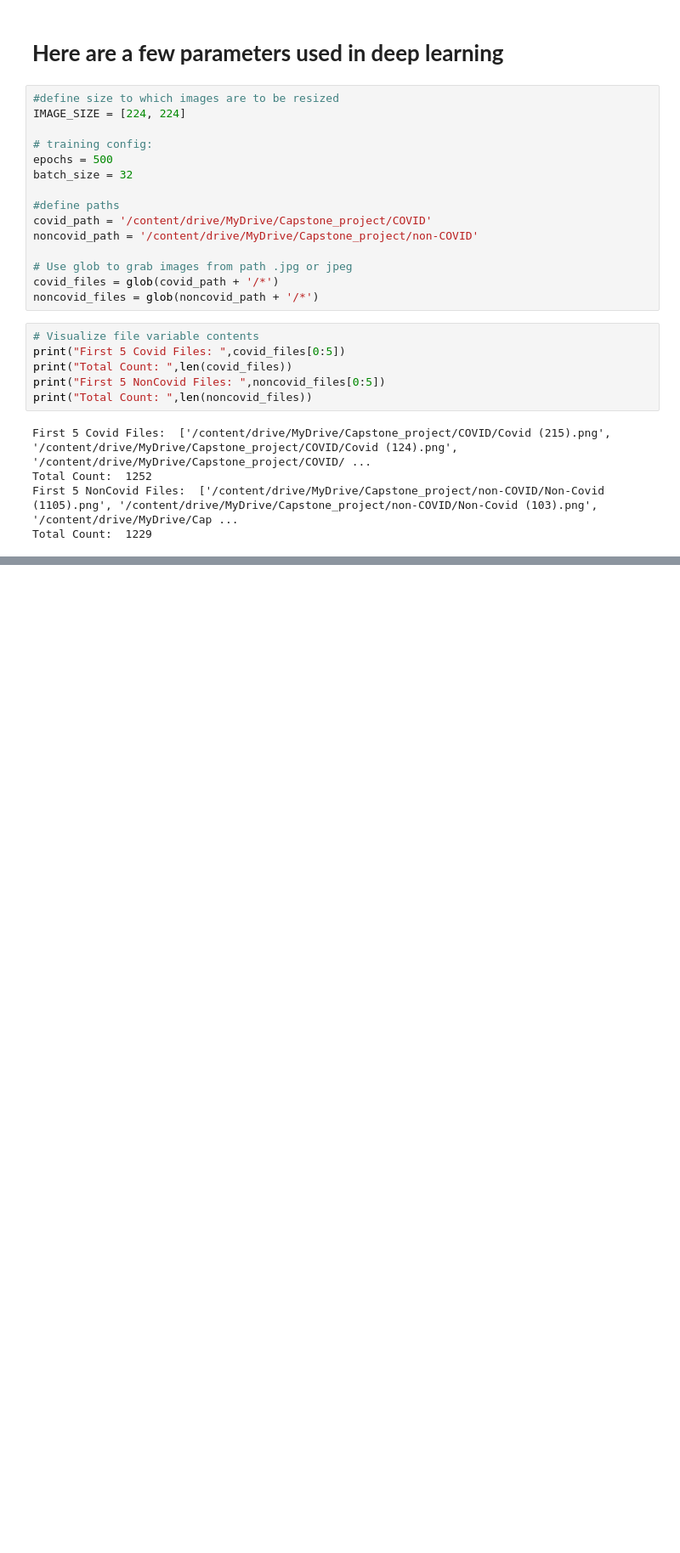
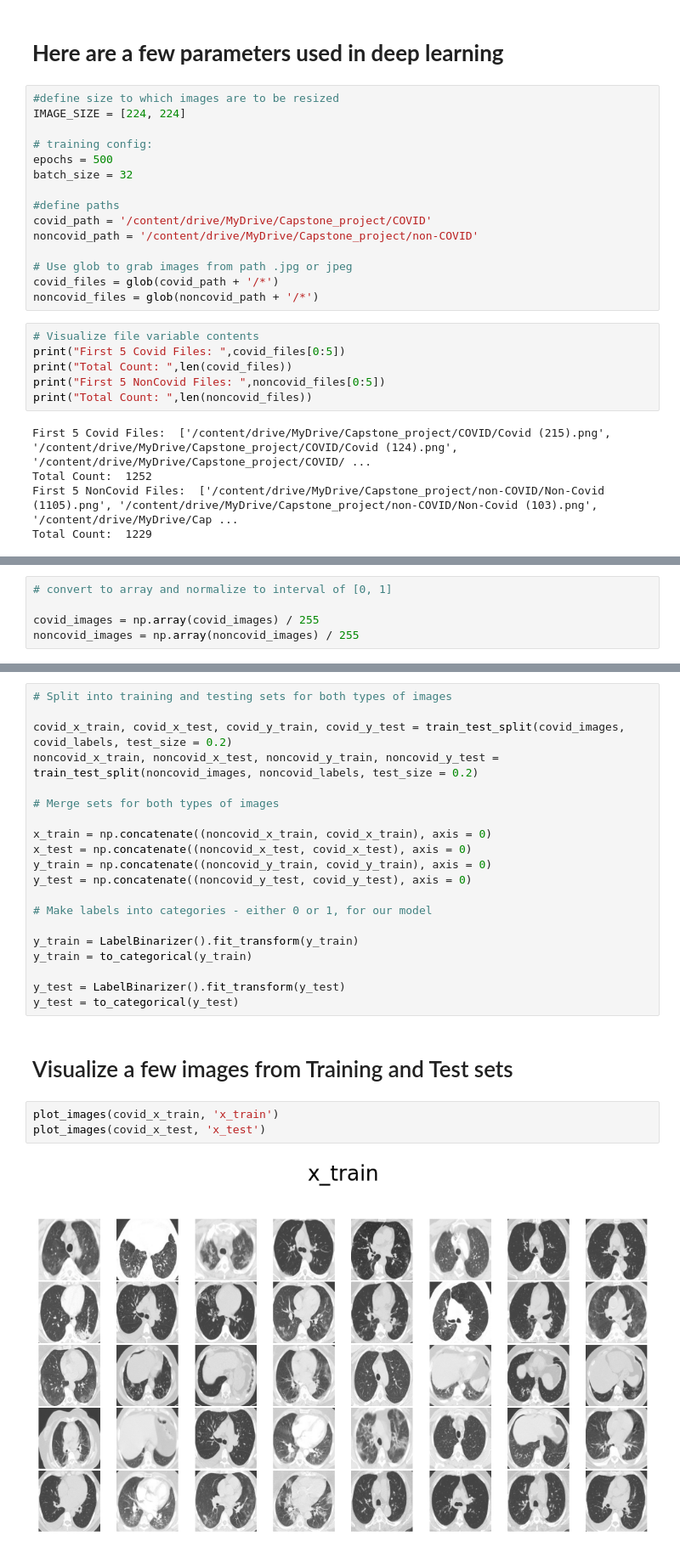
Before and after one commit to AriyantGit/CT-Scan-Image-Classification-Using-ResNet50, a Jupyter notebook: COVID_19_Detection.ipynb, the cells around one changed output, grey strips where cells are left out. Shown at 85% size. Cells and saved outputs as stored; diff of their text form; blank space fills up the shorter version.

```diff
--- a/COVID_19_Detection.ipynb
+++ b/COVID_19_Detection.ipynb
@@ -68,0 +109,5 @@ Total Count:  1229
+# %%
+# convert to array and normalize to interval of [0, 1]
+
+covid_images = np.array(covid_images) / 255
+noncovid_images = np.array(noncovid_images) / 255
@@ -68,0 +116,27 @@ Total Count:  1229
+# %%
+# Split into training and testing sets for both types of images
+
+covid_x_train, covid_x_test, covid_y_train, covid_y_test = train_test_split(covid_images, covid_labels, test_size = 0.2)
+noncovid_x_train, noncovid_x_test, noncovid_y_train, noncovid_y_test = train_test_split(noncovid_images, noncovid_labels, test_size = 0.2)
+
+# Merge sets for both types of images
+
+x_train = np.concatenate((noncovid_x_train, covid_x_train), axis = 0)
+x_test = np.concatenate((noncovid_x_test, covid_x_test), axis = 0)
+y_train = np.concatenate((noncovid_y_train, covid_y_train), axis = 0)
+y_test = np.concatenate((noncovid_y_test, covid_y_test), axis = 0)
+
+# Make labels into categories - either 0 or 1, for our model
+
+y_train = LabelBinarizer().fit_transform(y_train)
+y_train = to_categorical(y_train)
+
+y_test = LabelBinarizer().fit_transform(y_test)
+y_test = to_categorical(y_test)
+# %% [markdown]
+# Visualize a few images from Training and Test sets
+# %%
+plot_images(covid_x_train, 'x_train')
+plot_images(covid_x_test, 'x_test')
+# %% [output]
+[figure, added]
```
Also changed, not shown: parts of 9 cells of this notebook.
